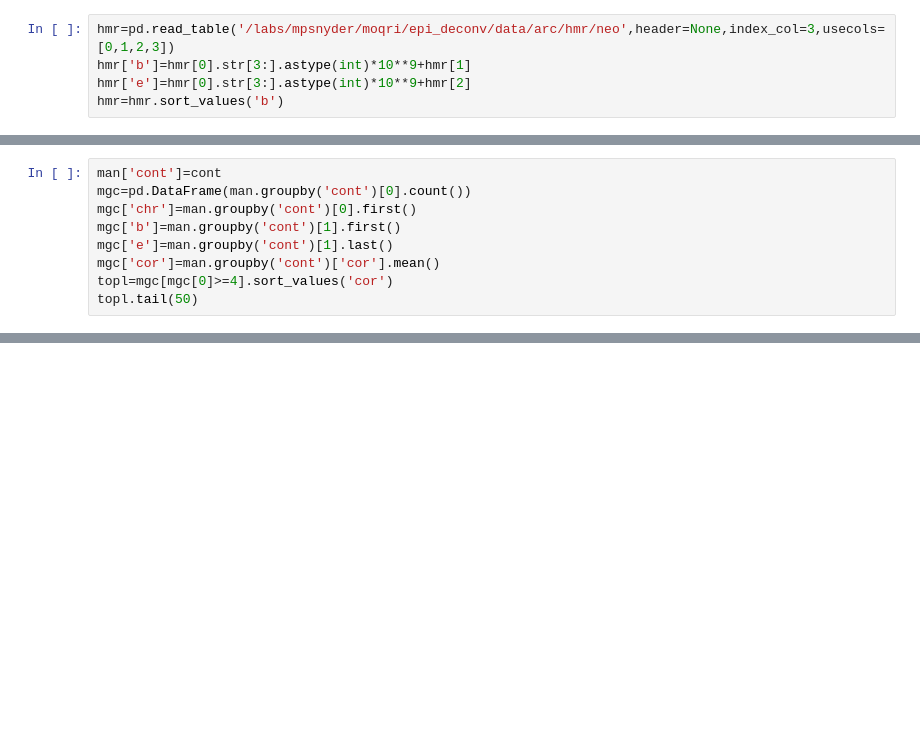
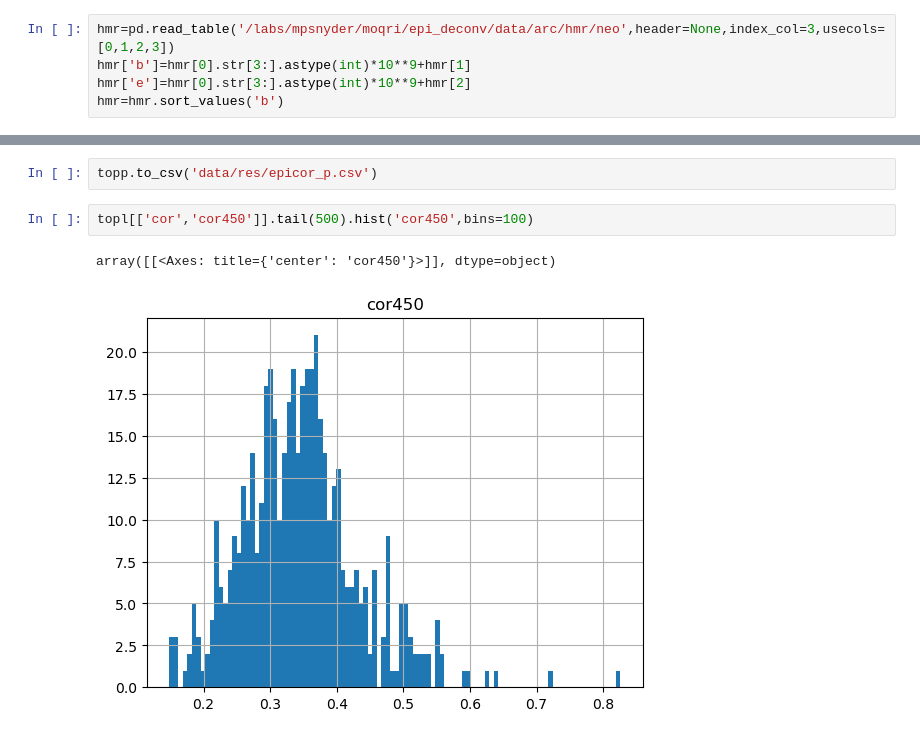
Before and after one commit to moqri/epi_deconv, a Jupyter notebook: epic.ipynb, the cells around one changed output, grey strips where cells are left out. Drawn from its saved outputs; the diff is of its cells as text; blank space fills up the shorter version.

```diff
--- a/epic.ipynb
+++ b/epic.ipynb
@@ -101,9 +49,0 @@ Wall time: 1.59 s
-# %%
-man['cont']=cont
-mgc=pd.DataFrame(man.groupby('cont')[0].count())
-mgc['chr']=man.groupby('cont')[0].first()
-mgc['b']=man.groupby('cont')[1].first()
-mgc['e']=man.groupby('cont')[1].last()
-mgc['cor']=man.groupby('cont')['cor'].mean()
-topl=mgc[mgc[0]>=4].sort_values('cor')
-topl.tail(50)
@@ -143,0 +105,7 @@ topl[topl['chr']=='chr2'].tail(10)
+# %%
+topp.to_csv('data/res/epicor_p.csv')
+# %%
+topl[['cor','cor450']].tail(500).hist('cor450',bins=100)
+# %% [output]
+array([[<Axes: title={'center': 'cor450'}>]], dtype=object)
+[figure, added]
```
Also changed, not shown: parts of 22 cells of this notebook, 2 other files.
